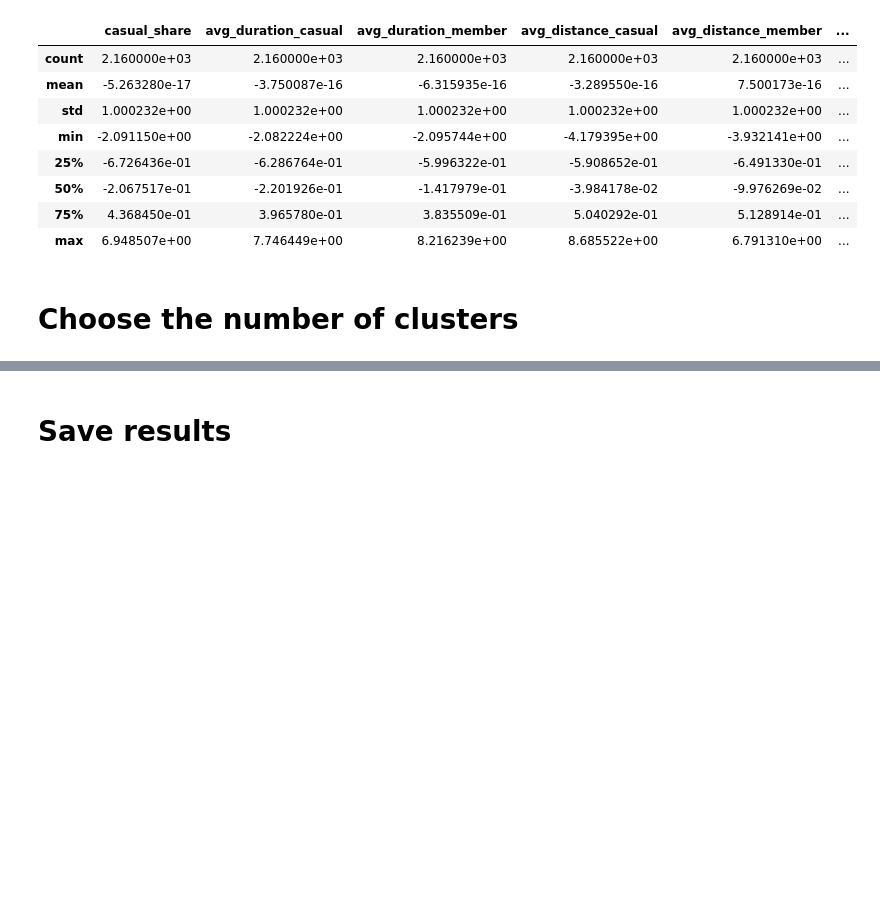
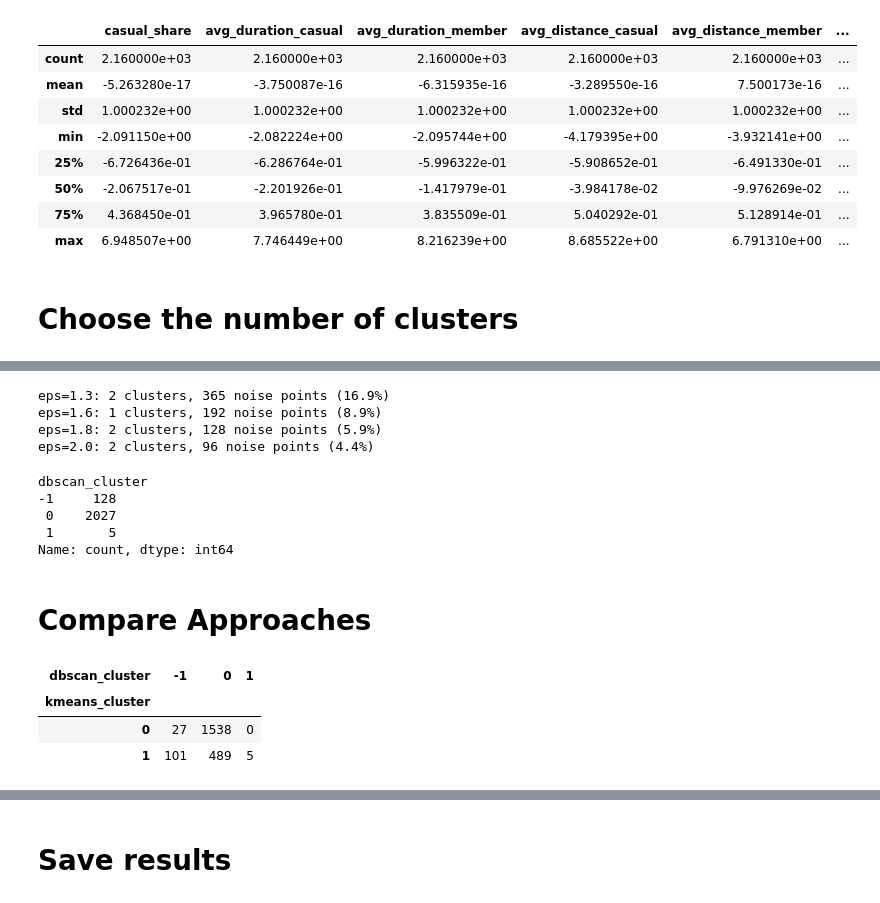
Before and after one commit to ameliatuttle26/Citybike-mapping, a Jupyter notebook: Notebooks/04_clustering.ipynb, the cells around one changed output, grey strips where cells are left out. Drawn from its saved outputs; the diff is of its cells as text; code cells hidden in the pictures; blank space fills up the shorter version.

```diff
--- a/Notebooks/04_clustering.ipynb
+++ b/Notebooks/04_clustering.ipynb
@@ -135,4 +130,0 @@ k=10: silhouette score = 0.160
-# %%
-K = 2  # set based on the elbow plot and silhouette scores above — adjust after reviewing them
-kmeans = KMeans(n_clusters=K, random_state=42, n_init=10)
-df['cluster'] = kmeans.fit_predict(X_scaled)
@@ -184,0 +192,33 @@ pd.crosstab(df['cluster'], df['hotspot_category'], normalize='index')
+# %%
+for eps_test in [1.3, 1.6, 1.8, 2.0]:
+    labels = DBSCAN(eps=eps_test, min_samples=5).fit_predict(X_scaled)
+    n_clusters = len(set(labels)) - (1 if -1 in labels else 0)
+    n_noise = (labels == -1).sum()
+    print(f"eps={eps_test}: {n_clusters} clusters, {n_noise} noise points ({n_noise/len(labels)*100:.1f}%)")
+# %% [output]
+eps=1.3: 2 clusters, 365 noise points (16.9%)
+eps=1.6: 1 clusters, 192 noise points (8.9%)
+eps=1.8: 2 clusters, 128 noise points (5.9%)
+eps=2.0: 2 clusters, 96 noise points (4.4%)
+# %%
+# set eps based on where the elbow appears in the plot above
+eps = 1.8
+min_samples = 5
+
+df['dbscan_cluster'] = dbscan.fit_predict(X_scaled)
+df['dbscan_cluster'].value_counts().sort_index()
+# %% [output]
+dbscan_cluster
+-1     128
+ 0    2027
+ 1       5
+Name: count, dtype: int64
+# %% [markdown]
+# Compare Approaches
+# %%
+pd.crosstab(df['kmeans_cluster'], df['dbscan_cluster'])
+# %% [output]
+| dbscan_cluster | -1 | 0 | 1 |
+| kmeans_cluster |  |  |  |
+| 0 | 27 | 1538 | 0 |
+| 1 | 101 | 489 | 5 |
```
Also changed, not shown: parts of 21 cells of this notebook.
